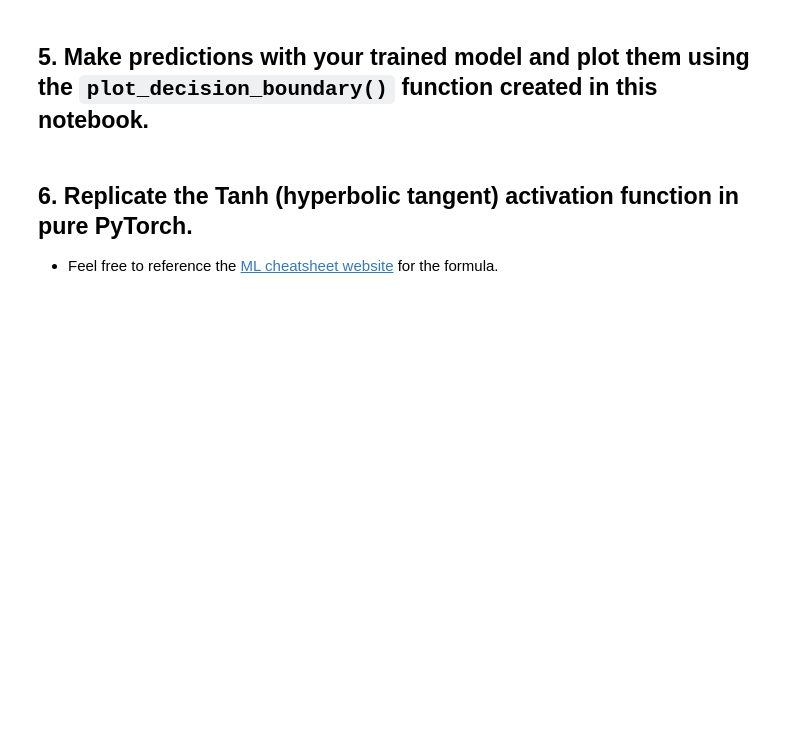
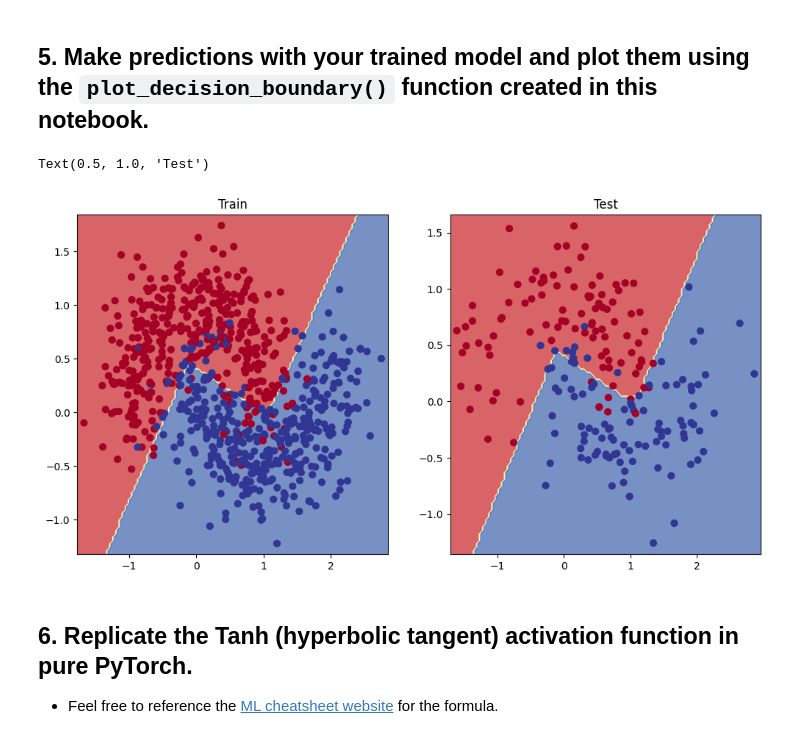
Before and after one commit to dxbee/ml-projects, a Jupyter notebook: 02_pytorch_classification_exercises.ipynb, the cells around one changed output. Drawn from its saved outputs; the diff is of its cells as text; code cells hidden in the pictures; blank space fills up the shorter version.

```diff
--- a/02_pytorch_classification_exercises.ipynb
+++ b/02_pytorch_classification_exercises.ipynb
@@ -80,7 +80,7 @@ plt.show()
 # %%
 # Turn data into tensors of dtype float
 X = torch.from_numpy(X).type(torch.float)
-y = torch.from_numpy(y).type(torch.LongTensor)
+y = torch.from_numpy(y).type(torch.float)
 print(X[:5], y[:5])
 
 # Split the data into train and test sets (80% train, 20% test)
@@ -202,7 +202,7 @@ BinaryAccuracy()
 torch.manual_seed(RANDOM_SEED)
 
 # Setup epochs
-epochs = 100
+epochs = 1000
 
 # Send data to the device
 X_train, y_train = X_train.to(device), y_train.to(device)
@@ -214,38 +214,42 @@ for epoch in range(epochs):
   model_0.train()
 
   # 1. Forward pass (logits output)
-
+  y_logits = model_0(X_train).squeeze()
 
   # Turn logits into prediction probabilities
-
+  y_pred_proba = torch.sigmoid(y_logits)
 
   # Turn prediction probabilities into prediction labels
-
+  y_preds = torch.round(y_pred_proba)
 
   # 2. Calculaute the loss
-  # loss = loss_fn(y_logits, y_train) # loss = compare model raw outputs to desired model outputs
+  loss = loss_fn(y_logits, y_train) # loss = compare model raw outputs to desired model outputs
 
   # Calculate the accuracy
-  # acc = acc_fn(y_pred, y_train.int()) # the accuracy function needs to compare pred labels (not logits) with actual labels
+  acc = acc_fn(y_preds, y_train.int()) # the accuracy function needs to compare pred labels (not logits) with actual labels
 
   # 3. Zero the gradients
-
+  optimizer.zero_grad()
 
   # 4. Loss backward (perform backpropagation) - https://brilliant.org/wiki/backpropagation/#:~:text=Backpropagation%2C%20short%20for%20%22backward%20propagation,to%20the%20neural%20network's%20weights.
+  loss.backward()
 
   # 5. Step the optimizer (gradient descent) - https://towardsdatascience.com/gradient-descent-algorithm-a-deep-dive-cf04e8115f21#:~:text=Gradient%20descent%20(GD)%20is%20an,e.g.%20in%20a%20linear%20regression)
-
+  optimizer.step()
 
   ### Testing
-  # model_0.eval()
-  # with torch.inference_mode():
+  model_0.eval()
+  with torch.inference_mode():
     # 1. Forward pass (to get the logits)
+    test_logits = model_0(X_test).squeeze()
 
     # Turn the test logits into prediction labels
-
+    test_preds = torch.round(torch.sigmoid(test_logits))
 
     # 2. Caculate the test loss/acc
-
+    test_loss = loss_fn(test_logits, y_test)
+    test_acc = acc_fn(test_preds, y_test.int())
 
   # Print out what's happening every 100 epochs
-  # if epoch % 100 == 0:
+  if epoch % 100 == 0:
+    print(f"Epoch: {epoch} | Loss: {loss:.5f}, Accuracy: {acc:.3f} | Test loss: {test_loss:.5f}, Test Accuracy: {test_acc:.3f}")
@@ -293,3 +306,15 @@ def plot_decision_boundary(model, X, y):
+# %%
+# Plot decision boundaries for training and test sets
+plt.figure(figsize=(12, 6))
+plt.subplot(1, 2, 1)
+plot_decision_boundary(model_0, X_train, y_train)
+plt.title("Train")
+plt.subplot(1, 2, 2)
+plot_decision_boundary(model_0, X_test, y_test)
+plt.title("Test")
+# %% [output]
+Text(0.5, 1.0, 'Test')
+[figure, added]
 # %% [markdown]
 ## 6. Replicate the Tanh (hyperbolic tangent) activation function in pure PyTorch.
   * Feel free to reference the [ML cheatsheet website](https://ml-cheatsheet.readthedocs.io/en/latest/activation_functions.html#tanh) for the formula.
```
Also changed, not shown: parts of 17 cells of this notebook.
